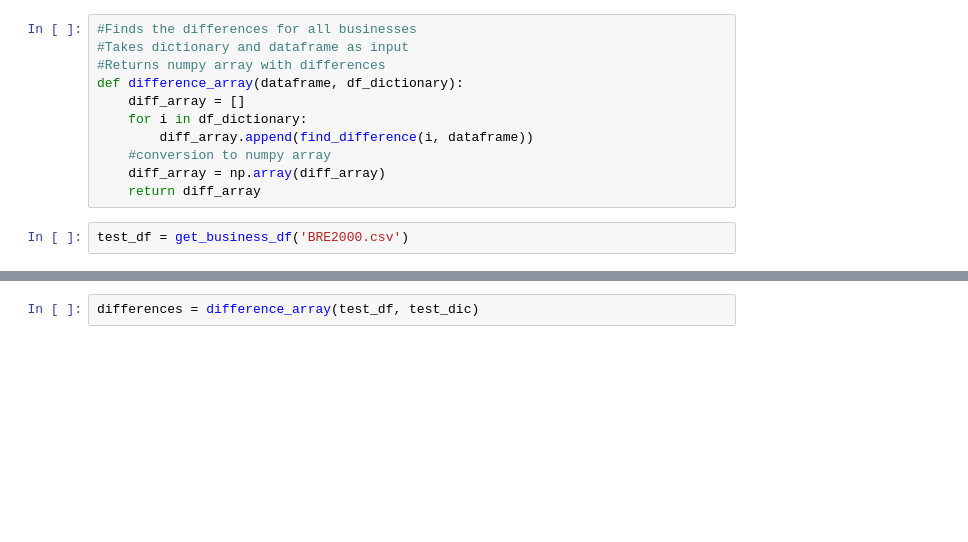
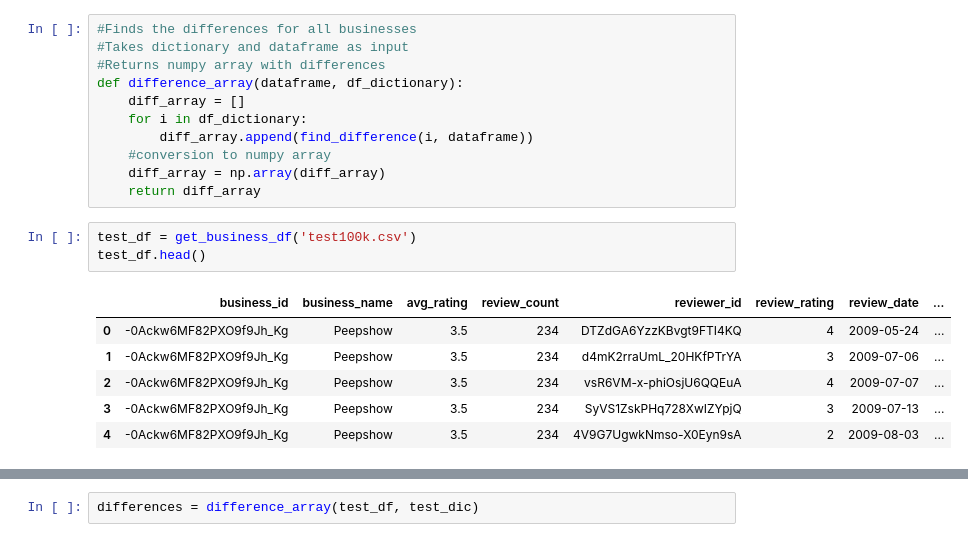
Before and after one commit to christopher-cao/yelp_analysis, a Jupyter notebook: yelp_analysis_final.ipynb, the cells around one changed output, grey strips where cells are left out. Drawn from its saved outputs; the diff is of its cells as text; blank space fills up the shorter version.

```diff
--- a/yelp_analysis_final.ipynb
+++ b/yelp_analysis_final.ipynb
@@ -62,6 +76,14 @@ def difference_array(dataframe, df_dictionary):
     diff_array = np.array(diff_array)
     return diff_array
 # %%
-test_df = get_business_df('BRE2000.csv')
+test_df = get_business_df('test100k.csv')
+test_df.head()
+# %% [output]
+|  | business_id | business_name | avg_rating | review_count | reviewer_id | review_rating | review_date | ... |
+| 0 | -0Ackw6MF82PXO9f9Jh_Kg | Peepshow | 3.5 | 234 | DTZdGA6YzzKBvgt9FTI4KQ | 4 | 2009-05-24 | ... |
+| 1 | -0Ackw6MF82PXO9f9Jh_Kg | Peepshow | 3.5 | 234 | d4mK2rraUmL_20HKfPTrYA | 3 | 2009-07-06 | ... |
+| 2 | -0Ackw6MF82PXO9f9Jh_Kg | Peepshow | 3.5 | 234 | vsR6VM-x-phiOsjU6QQEuA | 4 | 2009-07-07 | ... |
+| 3 | -0Ackw6MF82PXO9f9Jh_Kg | Peepshow | 3.5 | 234 | SyVS1ZskPHq728XwIZYpjQ | 3 | 2009-07-13 | ... |
+| 4 | -0Ackw6MF82PXO9f9Jh_Kg | Peepshow | 3.5 | 234 | 4V9G7UgwkNmso-X0Eyn9sA | 2 | 2009-08-03 | ... |
 # %%
 test_dic = convert_to_dic(test_df)
```
Also changed, not shown: parts of 6 cells of this notebook, 3 other files.
